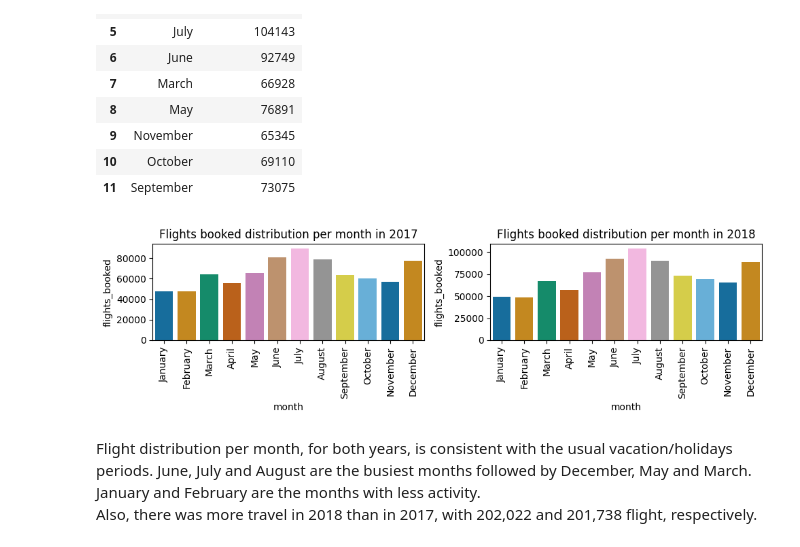
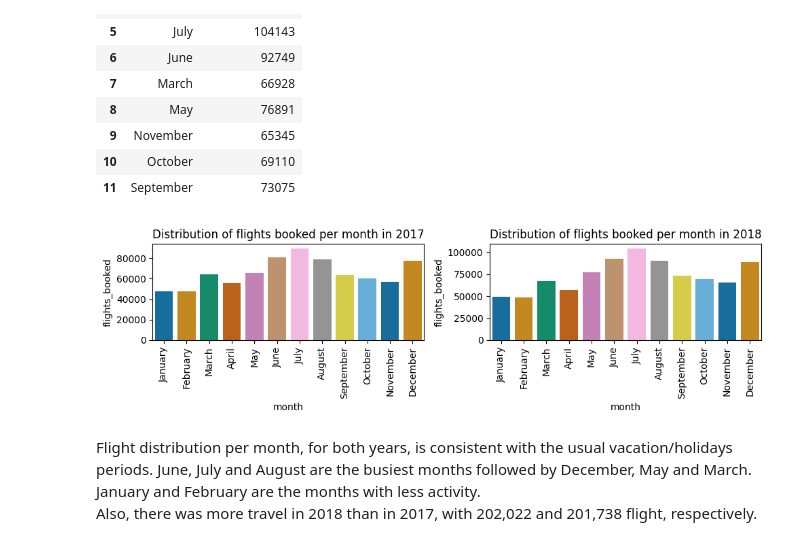
Before and after one commit to Adalab/bda-modulo-3-evaluacion-final-EFBurguera, a Jupyter notebook: Evaluation_file_EFBurguera.ipynb, the cells around one changed output. Saved outputs shown, nothing was run; the diff lists cells and outputs as text; code cells hidden in the pictures.

```diff
--- a/Evaluation_file_EFBurguera.ipynb
+++ b/Evaluation_file_EFBurguera.ipynb
@@ -1009,36 +1011,36 @@ df_flights_group_2018.head(12)
 # Plot distribution for 2017 and 2018 side by side
 
 fig, axes = plt.subplots(nrows=1, ncols=2, figsize=(10,3))
 
 sns.barplot(x = "month",
             y = "flights_booked",
             data = df_flights_group_2017,
             palette= "colorblind",
             order=["January", "February", "March", "April", "May", "June", "July", "August", "September", "October", "November", "December"],
             ax=axes[0]
            )
 
 sns.barplot(x = "month",
             y = "flights_booked",
             data = df_flights_group_2018,
             palette= "colorblind",
             order=["January", "February", "March", "April", "May", "June", "July", "August", "September", "October", "November", "December"],
             ax=axes[1]
            )
 
 axes[0].set_xticks(axes[0].get_xticks())  #
 axes[0].set_xticklabels(axes[0].get_xticklabels(), rotation=90) # equivalent to plt.xtick(rotate=90) for subplots
 
 axes[1].set_xticks(axes[1].get_xticks())  #
 axes[1].set_xticklabels(axes[1].get_xticklabels(), rotation=90)
 
-axes[0].set_title("Flights booked distribution per month in 2017")
-axes[1].set_title("Flights booked distribution per month in 2018")
+axes[0].set_title("Distribution of flights booked per month in 2017")
+axes[1].set_title("Distribution of flights booked per month in 2018")
 
 
 plt.tight_layout() # adjust figures so there is no overlap
 # %% [output]
-[figure, old version]
+[figure, new version]
 # %% [markdown]
 Flight distribution per month, for both years, is consistent with the usual vacation/holidays periods. June, July and August are the busiest months followed by December, May and March.
 January and February are the months with less activity.
```
Also changed, not shown: parts of 20 cells of this notebook, 2 other files.
